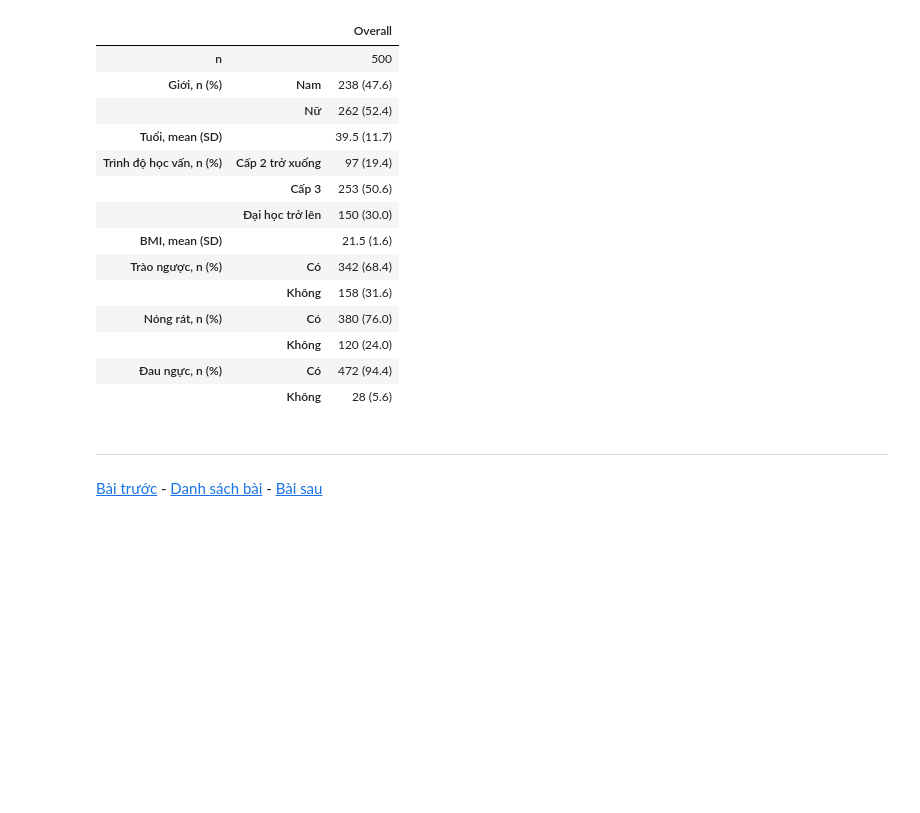
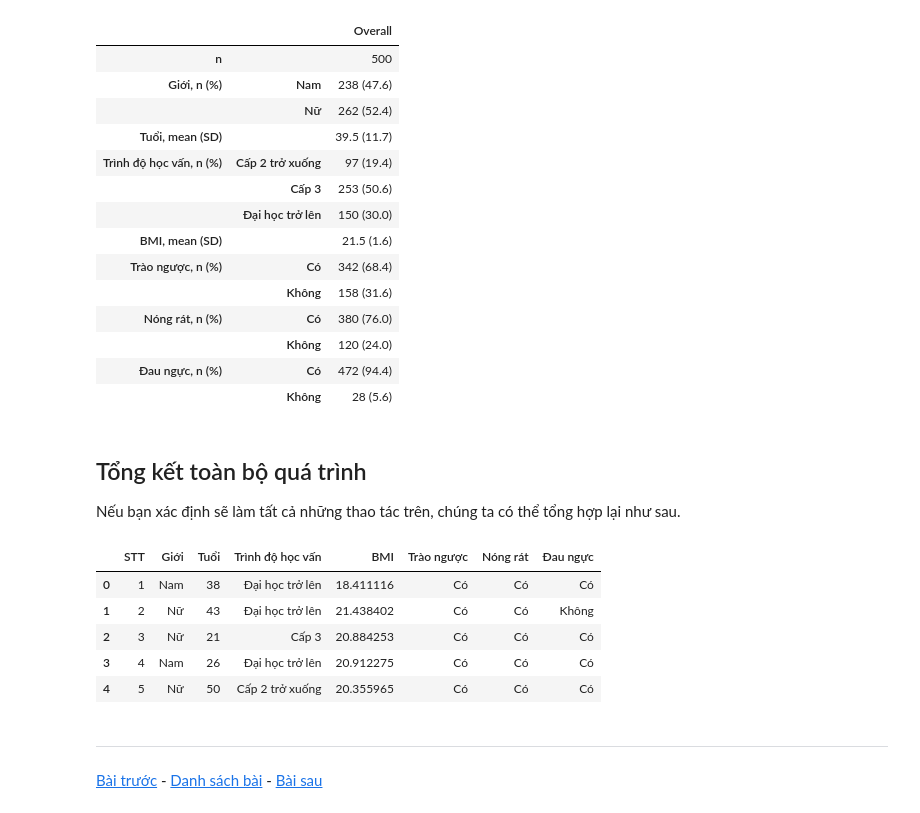
Before and after one commit to gothmania/pytutor, a Jupyter notebook: 04_data/16_datadict.ipynb, the cells around one changed output. Drawn from its saved outputs; the diff is of its cells as text; code cells hidden in the pictures; blank space fills up the shorter version.

```diff
--- a/04_data/16_datadict.ipynb
+++ b/04_data/16_datadict.ipynb
@@ -357,6 +357,49 @@ TableOne(d_labeled.set_index("id"), missing=False, rename=var_label_dict)
 |  | Không | 120 (24.0) |
 | Đau ngực, n (%) | Có | 472 (94.4) |
 |  | Không | 28 (5.6) |
+# %% [markdown]
+## Tổng kết toàn bộ quá trình
+
+Nếu bạn xác định sẽ làm tất cả những thao tác trên, chúng ta có thể tổng hợp lại như sau.
+# %%
+def make_dict(d: pd.DataFrame, key_col: str, value_col: str) -> dict:
+    return dict(zip(d[key_col], d[value_col]))
+
+def make_codes_dict(d: pd.DataFrame, listname_col: str, key_col: str, value_col: str) -> dict[str, dict]:
+    d_grpby = d.groupby(listname_col)
+    return {
+        list_name: make_dict(d_grpby.get_group(list_name), key_col, value_col)
+        for list_name in d_grpby.groups
+    }
+
+def make_order_dict(d: pd.DataFrame, var_col: str, order_col: str, replace_dict: dict) -> dict[str, list]:
+    return {
+        v: [replace_dict[v][int(s)] for s in order.split()]
+        for v, order in zip(d[var_col], d_hasorder[order_col])
+    }
+
+codes_dict = make_codes_dict(d_codes, "list_name", "code", "label")
+vars_dict = make_dict(d_vars.query("list_name.notna()"), "var", "list_name")
+replace_dict = {v: codes_dict[list_name] for v, list_name in vars_dict.items()}
+order_dict = make_order_dict(d_vars.query("order.notna()"), "var", "order", replace_dict)
+
+# Đổi code thành label
+d = d.replace(replace_dict)
+# Tạo biến categorical và thiết lập thứ tự
+for v in replace_dict:
+    d[v] = pd.Categorical(d[v]) if v not in order_dict \
+        else pd.Categorical(d[v], categories=order_dict[v], ordered=True)
+# Đổi tên biến
+d = d.rename(columns=make_dict(d_vars, "var", "label"))
+
+d.head()
+# %% [output]
+|  | STT | Giới | Tuổi | Trình độ học vấn | BMI | Trào ngược | Nóng rát | Đau ngực |
+| 0 | 1 | Nam | 38 | Đại học trở lên | 18.411116 | Có | Có | Có |
+| 1 | 2 | Nữ | 43 | Đại học trở lên | 21.438402 | Có | Có | Không |
+| 2 | 3 | Nữ | 21 | Cấp 3 | 20.884253 | Có | Có | Có |
+| 3 | 4 | Nam | 26 | Đại học trở lên | 20.912275 | Có | Có | Có |
+| 4 | 5 | Nữ | 50 | Cấp 2 trở xuống | 20.355965 | Có | Có | Có |
 # %% [markdown]
 ---
 
```
